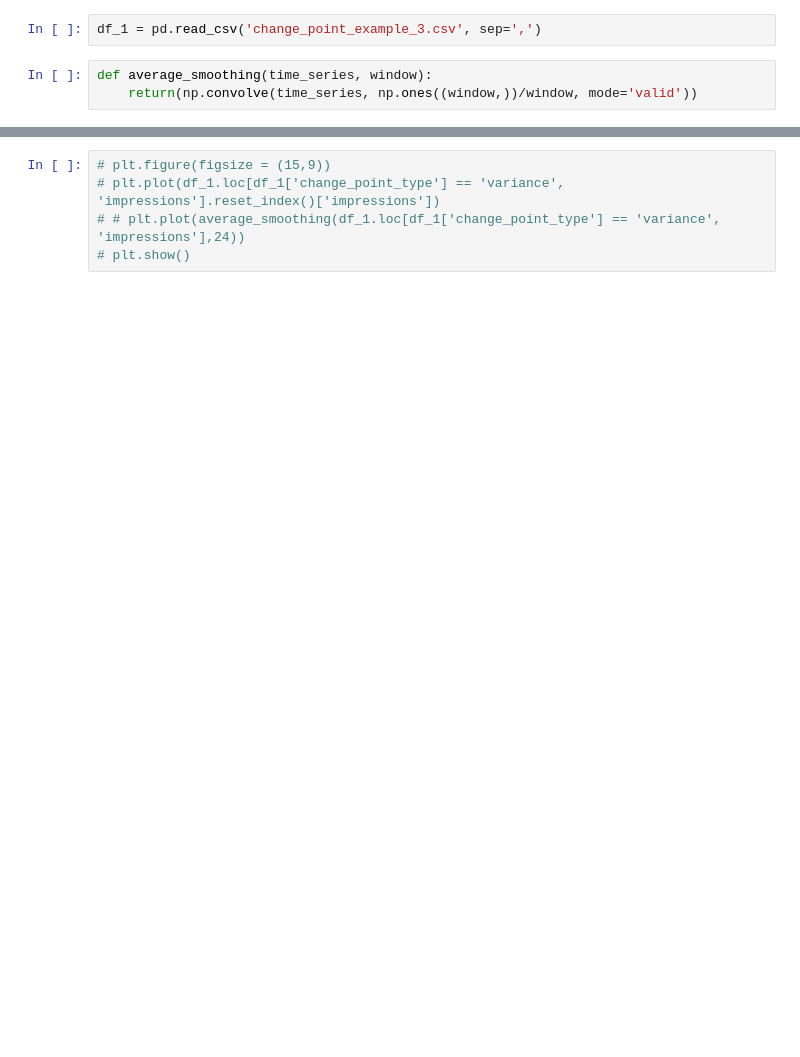
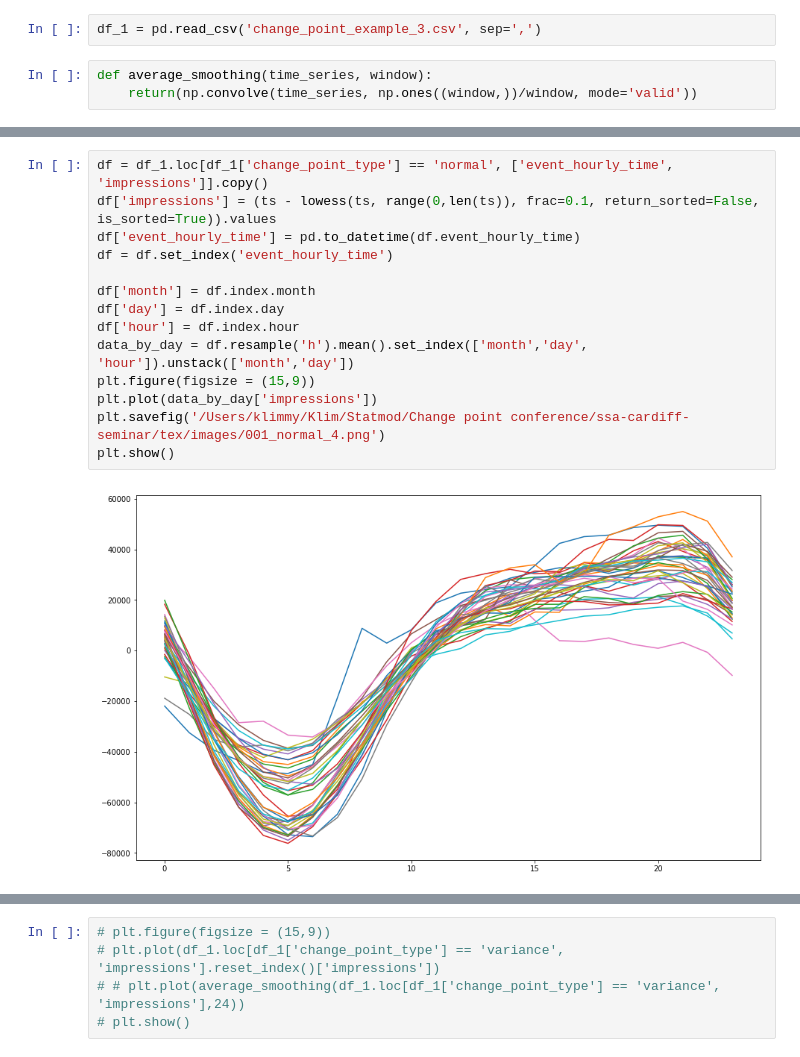
Before and after one commit to Klimmy/ssa-cardiff-seminar, a Jupyter notebook: python/Data preparation.ipynb, the cells around one changed output, grey strips where cells are left out. Cells and saved outputs as stored; diff of their text form; blank space fills up the shorter version.

```diff
--- a/python/Data preparation.ipynb
+++ b/python/Data preparation.ipynb
@@ -12,3 +39,19 @@ def average_smoothing(time_series, window):
+# %%
+df = df_1.loc[df_1['change_point_type'] == 'normal', ['event_hourly_time', 'impressions']].copy()
+df['impressions'] = (ts - lowess(ts, range(0,len(ts)), frac=0.1, return_sorted=False, is_sorted=True)).values
+df['event_hourly_time'] = pd.to_datetime(df.event_hourly_time)
+df = df.set_index('event_hourly_time')
+
+df['month'] = df.index.month
+df['day'] = df.index.day
+df['hour'] = df.index.hour
+data_by_day = df.resample('h').mean().set_index(['month','day', 'hour']).unstack(['month','day'])
+plt.figure(figsize = (15,9))
+plt.plot(data_by_day['impressions'])
+plt.savefig('/Users/klimmy/Klim/Statmod/Change point conference/ssa-cardiff-seminar/tex/images/001_normal_4.png')
+plt.show()
+# %% [output]
+[figure, added]
 # %%
 plt.figure(figsize = (15,9))
 ts = df_1.loc[df_1['change_point_type'] == 'mean', 'impressions'].reset_index()['impressions']
```
Also changed, not shown: parts of 18 cells of this notebook.
